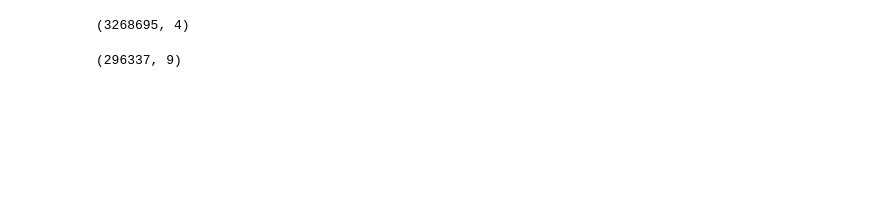
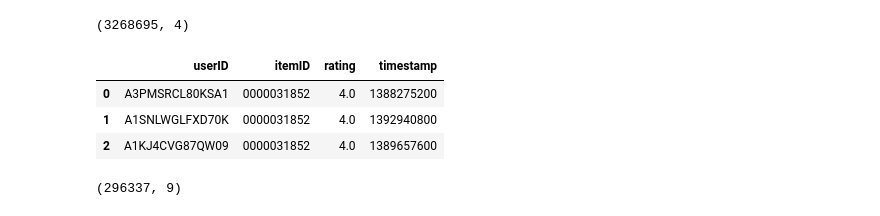
Before and after one commit to ThanhB18059162022/MMRec, a Jupyter notebook: preprocessing.ipynb, the cells around one changed output. Drawn from its saved outputs; the diff is of its cells as text; code cells hidden in the pictures; blank space fills up the shorter version.

```diff
--- a/preprocessing.ipynb
+++ b/preprocessing.ipynb
@@ -253,3 +271,3 @@ memory usage: 859.0 KB
 # %%
-df_csv = pd.read_csv(r"data\sports\ratings_Sports_and_Outdoors.csv", names=['userID', 'itemID', 'rating', 'timestamp'], header=None)
+df_ratings = pd.read_csv(r"data\sports\ratings_Sports_and_Outdoors.csv", names=['userID', 'itemID', 'rating', 'timestamp'], header=None)
 # %%
@@ -257,5 +275,12 @@ df_csv.shape
 # %% [output]
 (3268695, 4)
+# %%
+df_ratings.head(3)
+# %% [output]
+|  | userID | itemID | rating | timestamp |
+| 0 | A3PMSRCL80KSA1 | 0000031852 | 4.0 | 1388275200 |
+| 1 | A1SNLWGLFXD70K | 0000031852 | 4.0 | 1392940800 |
+| 2 | A1KJ4CVG87QW09 | 0000031852 | 4.0 | 1389657600 |
 # %%
 df_reviews.shape
 # %% [output]
```
Also changed, not shown: parts of 42 cells of this notebook.
